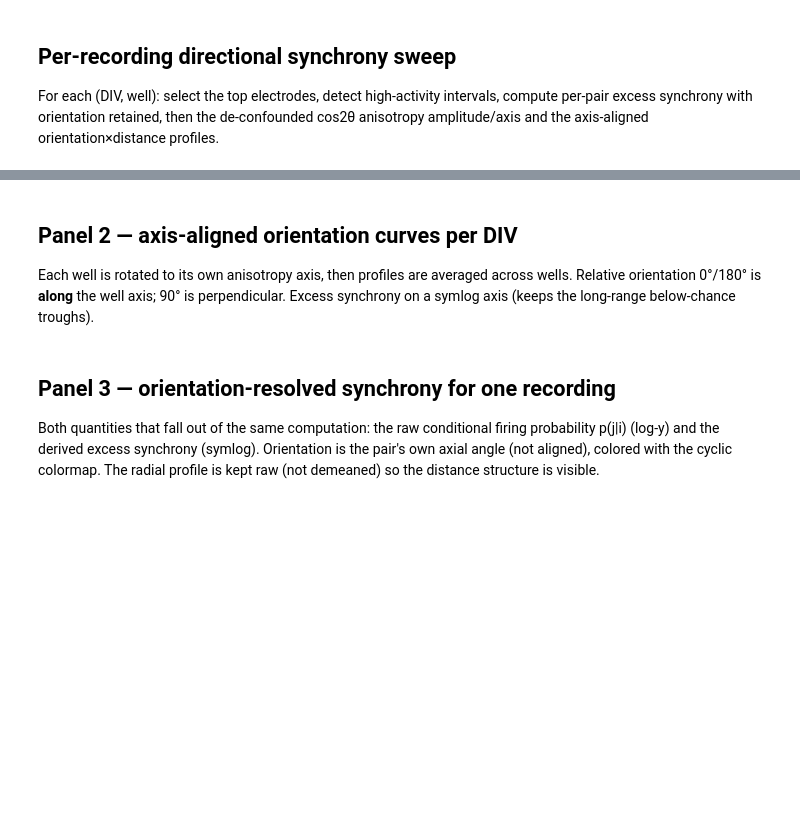
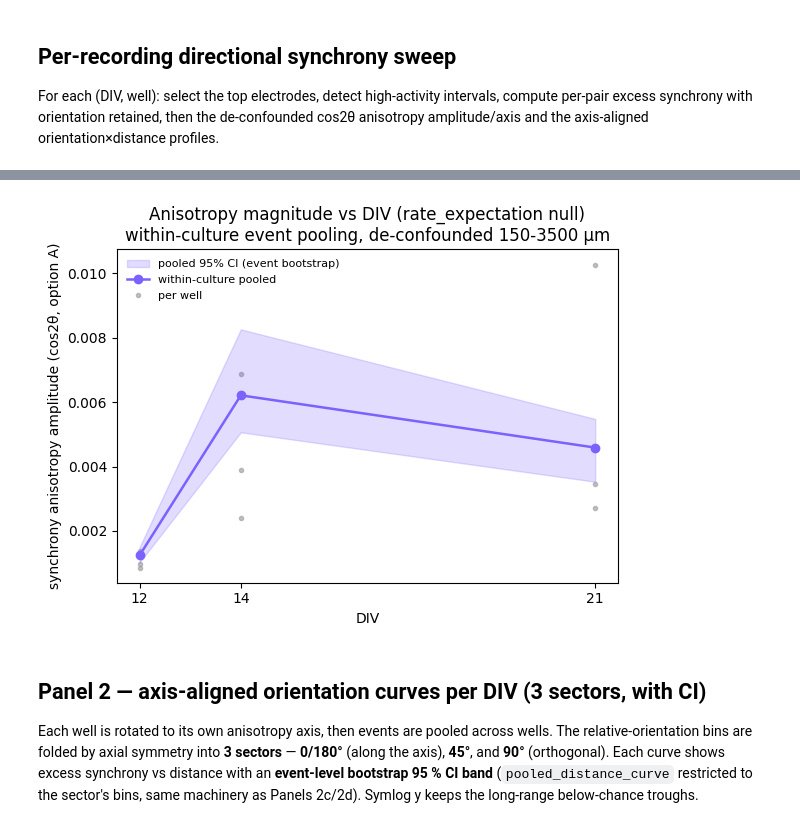
Before and after one commit to dlrebbin98/ephax, a Jupyter notebook: Notebooks/directional_synchrony_anisotropy.ipynb, the cells around one changed output, grey strips where cells are left out. Drawn from its saved outputs; the diff is of its cells as text; code cells hidden in the pictures; blank space fills up the shorter version.

```diff
--- a/Notebooks/directional_synchrony_anisotropy.ipynb
+++ b/Notebooks/directional_synchrony_anisotropy.ipynb
@@ -203,26 +268,35 @@ index_df
 # %%
-agg = {div: aggregate_amplitude(index_df.loc[index_df["div"] == div, "amplitude"]) for div in DIVS}
-means = [agg[d]["mean"] for d in DIVS]
-sems = [agg[d]["sem"] for d in DIVS]
+fig, ax = plt.subplots(figsize=(6, 4.5))
+divs_arr = pooled_df["div"].to_numpy(float)
+amp = pooled_df["amplitude"].to_numpy(float)
+lo = pooled_df["ci_lo"].to_numpy(float)
+hi = pooled_df["ci_hi"].to_numpy(float)
 
-fig, ax = plt.subplots(figsize=(6, 4.5))
-ax.errorbar(DIVS, means, yerr=sems, fmt="o-", lw=1.8, ms=6, color="#7b61ff", capsize=3,
-            label="mean ± SEM across wells")
+ax.fill_between(divs_arr, lo, hi, color="#7b61ff", alpha=0.22,
+                label="pooled 95% CI (event bootstrap)")
+ax.plot(divs_arr, amp, "o-", lw=1.8, ms=6, color="#7b61ff", label="within-culture pooled")
 for div in DIVS:
-    a = index_df.loc[index_df["div"] == div, "amplitude"].to_numpy(float)
-    ax.plot([div] * a.size, a, "o", ms=3, color="0.6", alpha=0.6, zorder=0)
+    pw = np.asarray(pooled_by_div[div]["per_well_amplitude"], dtype=float)
+    pw = pw[np.isfinite(pw)]
+    ax.plot([div] * pw.size, pw, "o", ms=3, color="0.6", alpha=0.6, zorder=0,
+            label="per well" if div == DIVS[0] else None)
 ax.set_xlabel("DIV")
 ax.set_ylabel("synchrony anisotropy amplitude (cos2θ, option A)")
 ax.set_title(f"Anisotropy magnitude vs DIV ({SYNC.null_method} null)\n"
-             f"de-confounded {INDEX_DISTANCE_UM[0]:.0f}-{INDEX_DISTANCE_UM[1]:.0f} µm")
+             f"within-culture event pooling, de-confounded "
+             f"{INDEX_DISTANCE_UM[0]:.0f}-{INDEX_DISTANCE_UM[1]:.0f} µm")
 ax.set_xticks(DIVS)
 ax.legend(frameon=False, fontsize=8)
 fig.tight_layout()
 fig.savefig(OUTPUT_DIR / "anisotropy_amplitude_vs_div.png", dpi=130)
 plt.show()
+# %% [output]
+[figure, added]
 # %% [markdown]
-## Panel 2 — axis-aligned orientation curves per DIV
+## Panel 2 — axis-aligned orientation curves per DIV (3 sectors, with CI)
 
-Each well is rotated to its own anisotropy axis, then profiles are averaged across
-wells. Relative orientation 0°/180° is **along** the well axis; 90° is perpendicular.
-Excess synchrony on a symlog axis (keeps the long-range below-chance troughs).
+Each well is rotated to its own anisotropy axis, then events are pooled across wells. The
+relative-orientation bins are folded by axial symmetry into **3 sectors** — **0/180°** (along
+the axis), **45°**, and **90°** (orthogonal). Each curve shows excess synchrony vs distance
+with an **event-level bootstrap 95 % CI band** (`pooled_distance_curve` restricted to the
+sector's bins, same machinery as Panels 2c/2d). Symlog y keeps the long-range below-chance troughs.
@@ -250,7 +302,0 @@ plt.show()
-# %% [markdown]
-## Panel 3 — orientation-resolved synchrony for one recording
-
-Both quantities that fall out of the same computation: the raw conditional firing
-probability p(j|i) (log-y) and the derived excess synchrony (symlog). Orientation
-is the pair's own axial angle (not aligned), colored with the cyclic colormap.
-The radial profile is kept raw (not demeaned) so the distance structure is visible.
```
Also changed, not shown: parts of 18 cells of this notebook, 7 other files.
